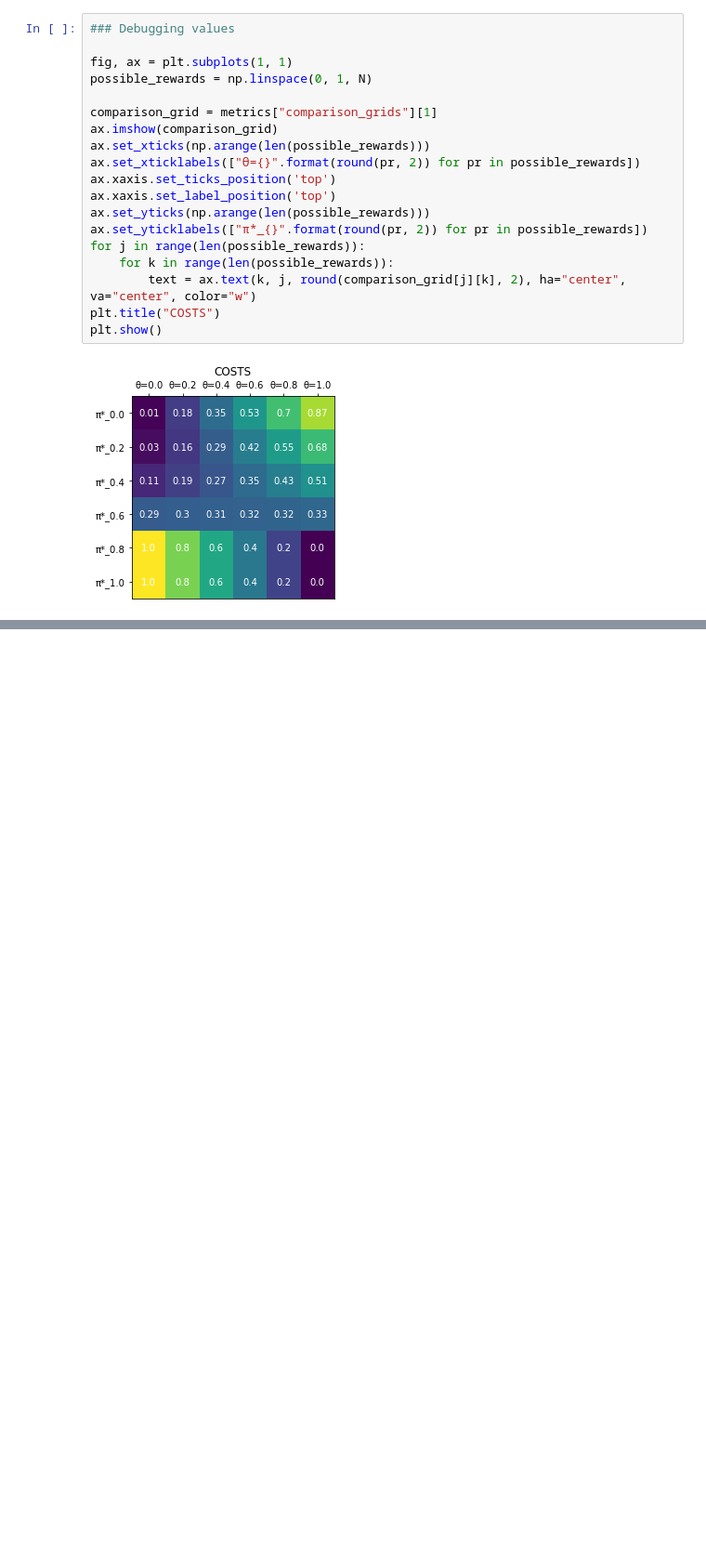
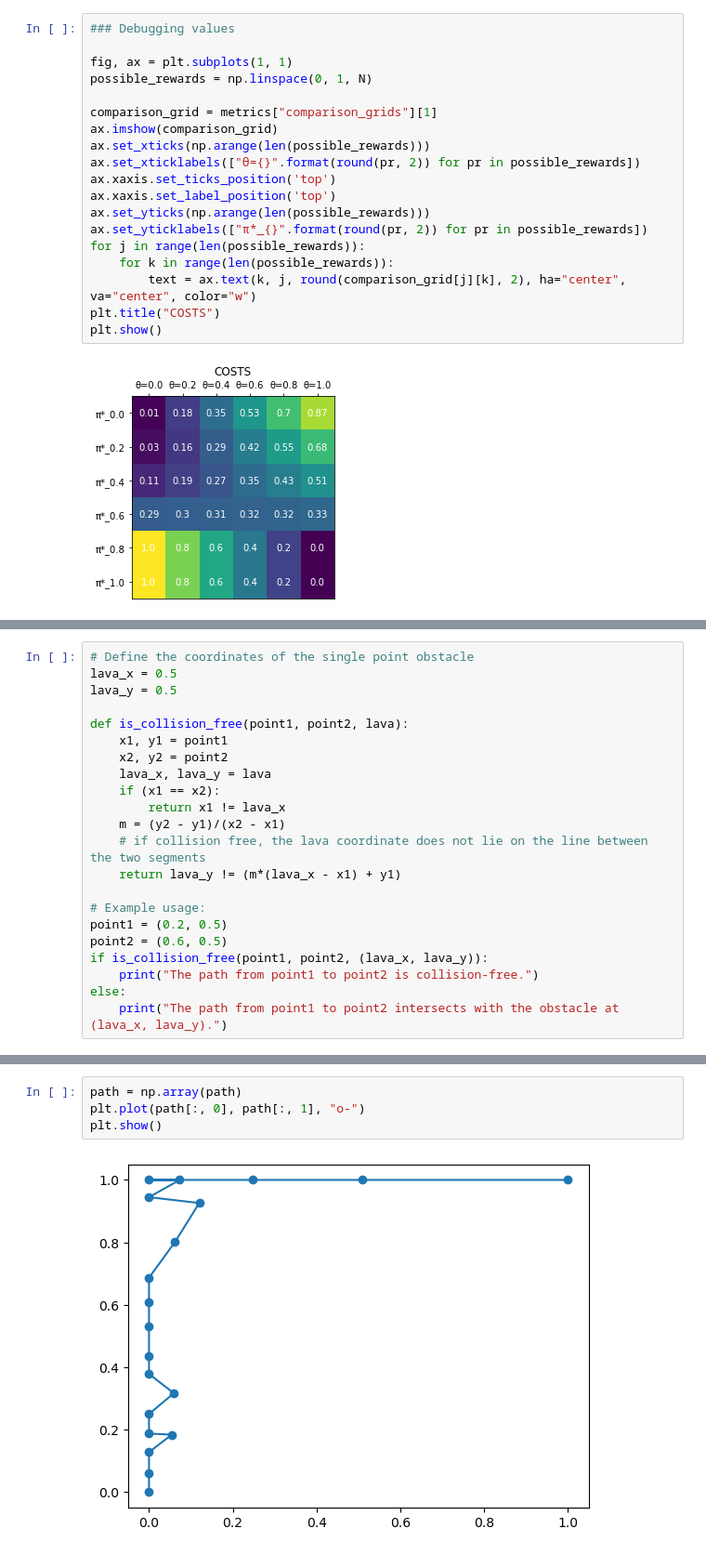
Before and after one commit to dsbrown1331/birl, a Jupyter notebook: visualizations.ipynb, the cells around one changed output, grey strips where cells are left out. Shown: that part at 93% size. Cells and saved outputs as stored; diff of their text form; blank space fills up the shorter version.

```diff
--- a/visualizations.ipynb
+++ b/visualizations.ipynb
@@ -88,0 +92,22 @@ plt.show()
+# %%
+# Define the coordinates of the single point obstacle
+lava_x = 0.5
+lava_y = 0.5
+
+def is_collision_free(point1, point2, lava):
+    x1, y1 = point1
+    x2, y2 = point2
+    lava_x, lava_y = lava
+    if (x1 == x2):
+        return x1 != lava_x
+    m = (y2 - y1)/(x2 - x1)
+    # if collision free, the lava coordinate does not lie on the line between the two segments
+    return lava_y != (m*(lava_x - x1) + y1)
+
+# Example usage:
+point1 = (0.2, 0.5)
+point2 = (0.6, 0.5)
+if is_collision_free(point1, point2, (lava_x, lava_y)):
+    print("The path from point1 to point2 is collision-free.")
+else:
+    print("The path from point1 to point2 intersects with the obstacle at (lava_x, lava_y).")
@@ -88,0 +162,6 @@ plt.show()
+# %%
+path = np.array(path)
+plt.plot(path[:, 0], path[:, 1], "o-")
+plt.show()
+# %% [output]
+[figure, added]
```
Also changed, not shown: parts of 4 cells of this notebook, 11 other files.
